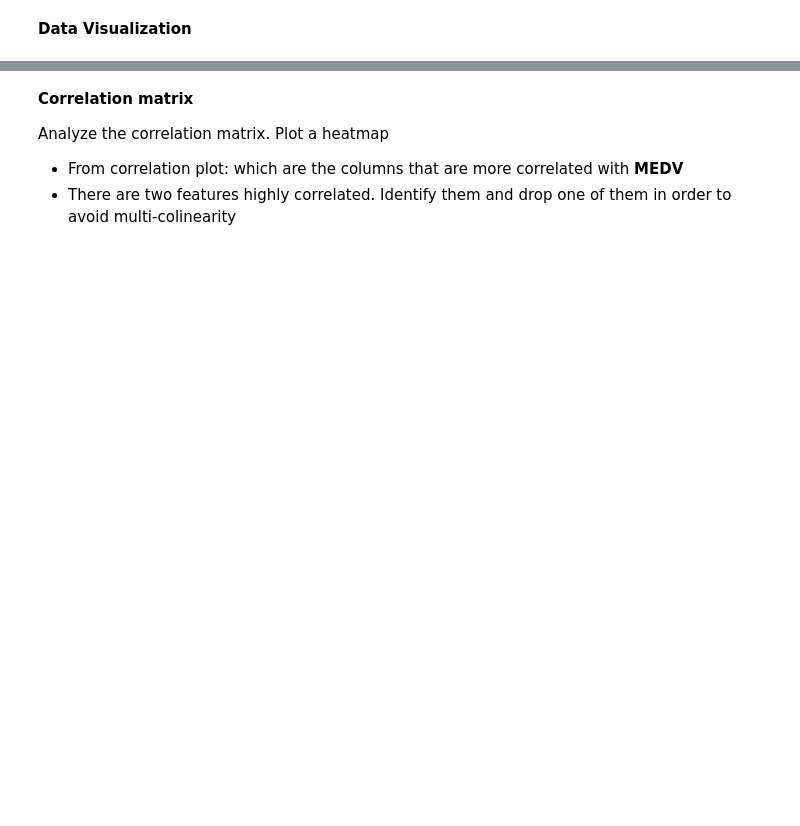
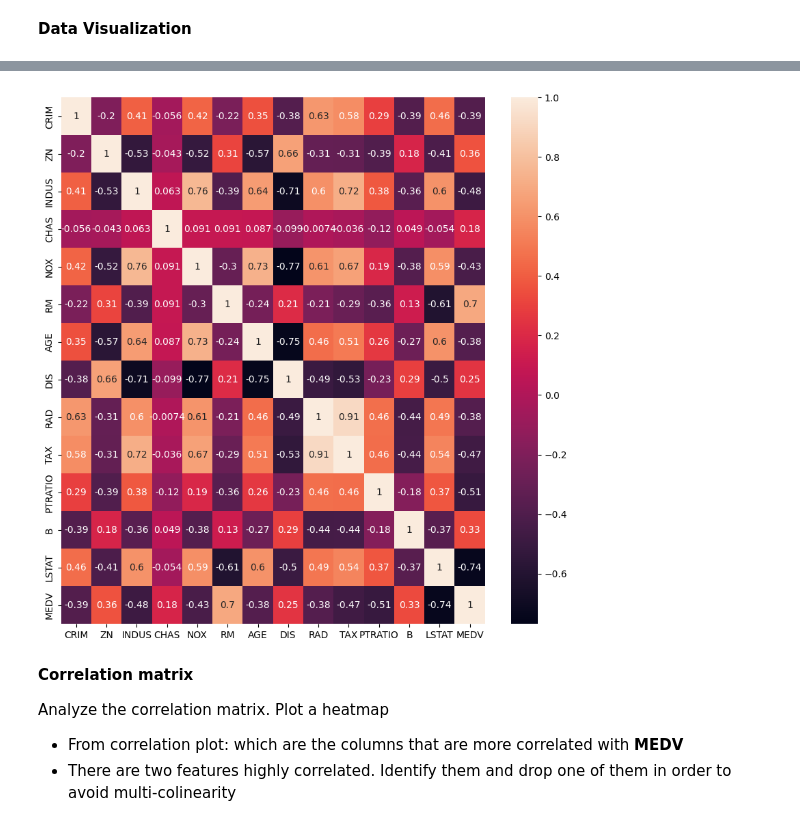
Before and after one commit to Mlcruz9/DS_TheBridgeBBK_SBIL2023, a Jupyter notebook: 3-Machine_Learning/1-Supervisado/1-Regression/2-Polynomial_Regression/ejercicios/3 Polynomial_Regression.ipynb, the cells around one changed output, grey strips where cells are left out. Cells and saved outputs as stored; diff of their text form; code cells hidden in the pictures; blank space fills up the shorter version.

```diff
--- a/3-Machine_Learning/1-Supervisado/1-Regression/2-Polynomial_Regression/ejercicios/3 Polynomial_Regression.ipynb
+++ b/3-Machine_Learning/1-Supervisado/1-Regression/2-Polynomial_Regression/ejercicios/3 Polynomial_Regression.ipynb
@@ -50,3 +88,8 @@ Check for missing values in all the columns
+# %%
+plt.figure(figsize= (10, 10))
+sns.heatmap(boston_df.corr(), annot= True);
+# %% [output]
+[figure, added]
 # %% [markdown]
 **Correlation matrix**
 
```
Also changed, not shown: parts of 29 cells of this notebook, 2 other files.
